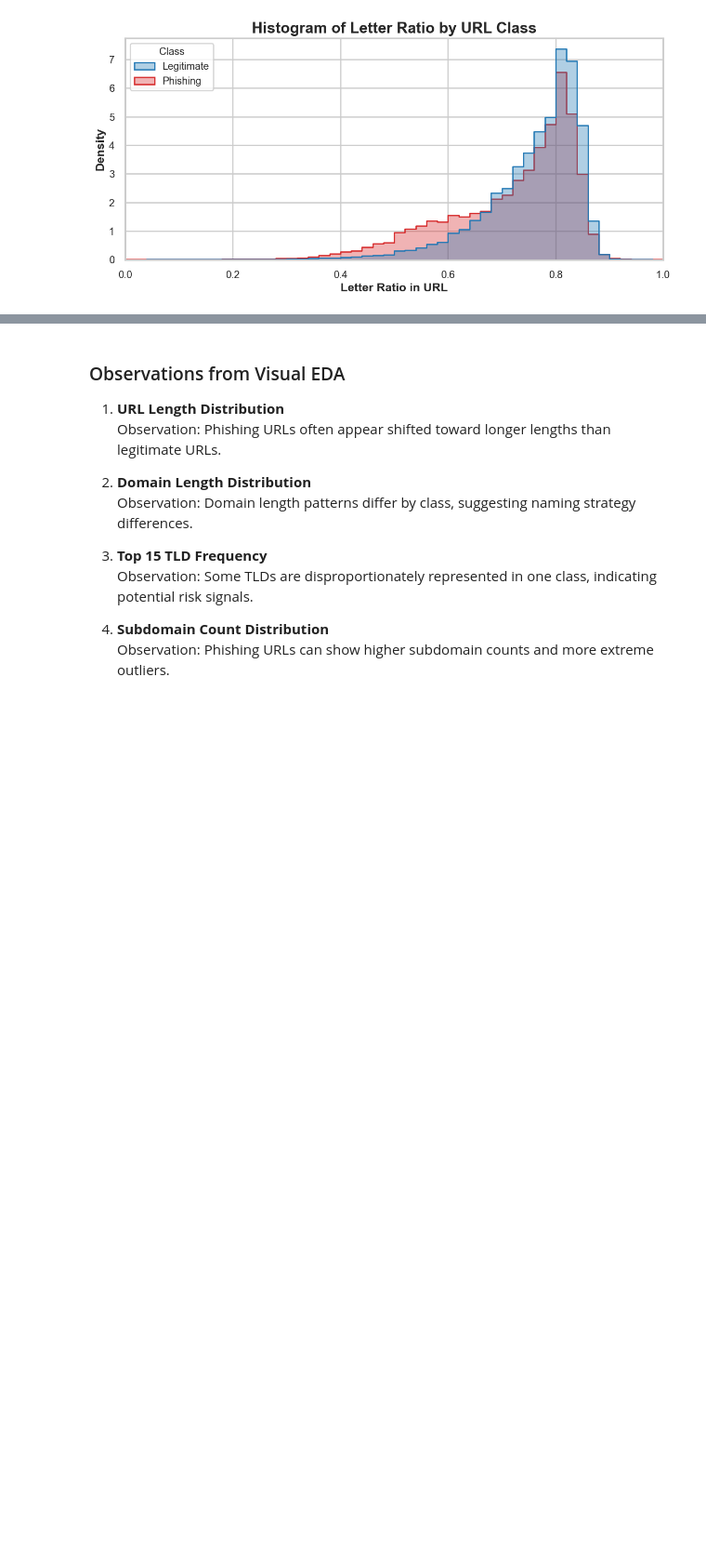
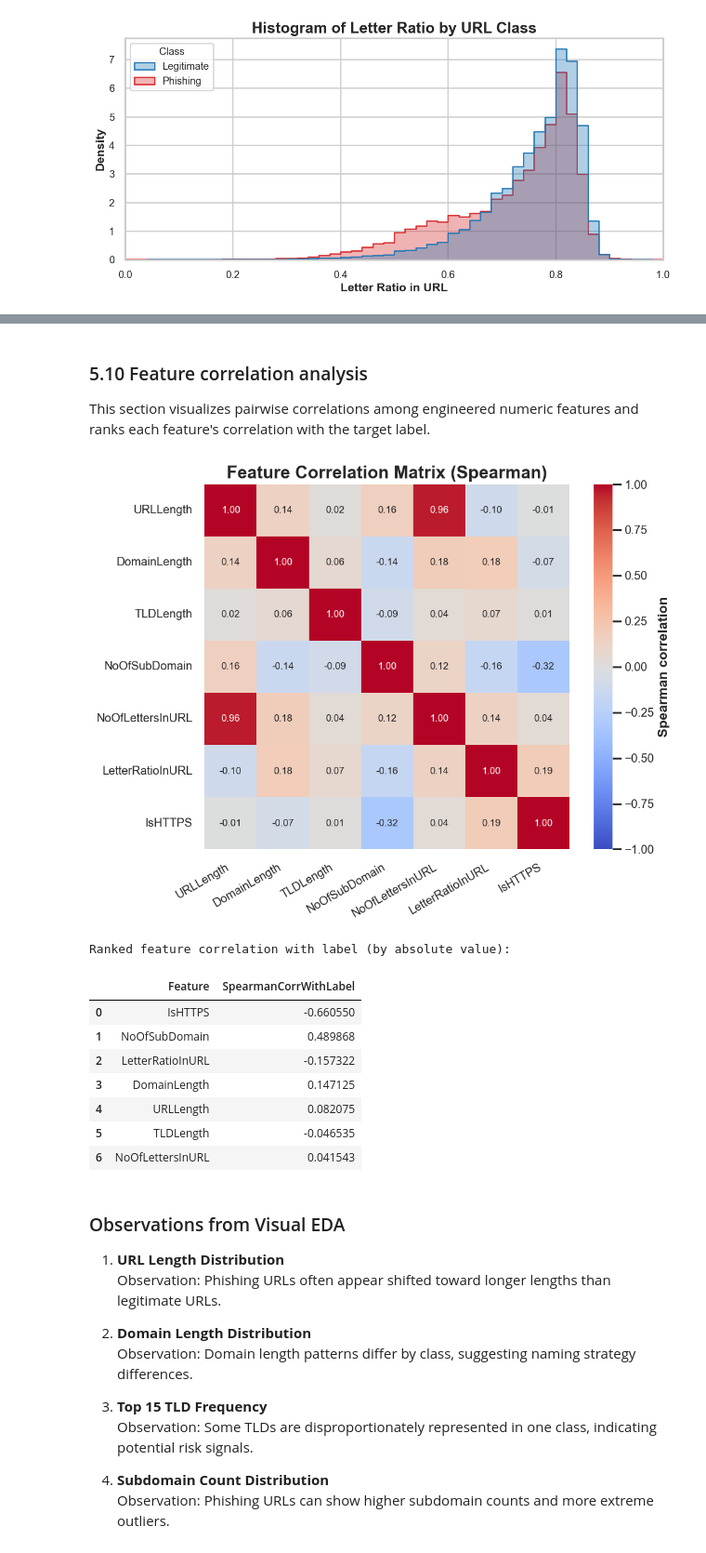
Before and after one commit to NafisNaufal/phishing-url-detection, a Jupyter notebook: eda.ipynb, the cells around one changed output, grey strips where cells are left out. Shown at 93% size. Saved outputs shown, nothing was run; the diff lists cells and outputs as text; code cells hidden in the pictures; blank space fills up the shorter version.

```diff
--- a/eda.ipynb
+++ b/eda.ipynb
@@ -664,3 +876,71 @@ plt.show()
+# %% [markdown]
+### 5.10 Feature correlation analysis
+
+This section visualizes pairwise correlations among engineered numeric features and ranks each feature's correlation with the target label.
+# %%
+# Correlation heatmap (Spearman) for engineered numeric features
+corr_df = plot_df.copy()
+
+if "TLDLength" not in corr_df.columns and "tld" in corr_df.columns:
+    corr_df["TLDLength"] = corr_df["tld"].astype(str).str.len()
+
+feature_cols = [
+    "URLLength",
+    "DomainLength",
+    "TLDLength",
+    "NoOfSubDomain",
+    "NoOfLettersInURL",
+    "LetterRatioInURL",
+    "IsHTTPS",
+]
+
+corr_input = corr_df[feature_cols].apply(pd.to_numeric, errors="coerce")
+corr_matrix = corr_input.corr(method="spearman")
+
+fig, ax = plt.subplots(figsize=(9, 7))
+sns.heatmap(
+    corr_matrix,
+    annot=True,
+    fmt=".2f",
+    cmap="coolwarm",
+    center=0,
+    vmin=-1,
+    vmax=1,
+    square=True,
+    cbar_kws={"label": "Spearman correlation"},
+    ax=ax,
+    annot_kws={"size": 10},
+)
+ax.set_title("Feature Correlation Matrix (Spearman)")
+plt.xticks(rotation=30, ha="right")
+plt.yticks(rotation=0)
+plt.tight_layout()
+plt.show()
+
+label_corr = (
+    corr_df[feature_cols + ["label"]]
+    .apply(pd.to_numeric, errors="coerce")
+    .corr(method="spearman")["label"]
+    .drop("label")
+    .sort_values(key=lambda s: s.abs(), ascending=False)
+    .rename("SpearmanCorrWithLabel")
+    .reset_index()
+    .rename(columns={"index": "Feature"})
+)
+
+print("\nRanked feature correlation with label (by absolute value):")
+display(label_corr)
+# %% [output]
+[figure, added]
+Ranked feature correlation with label (by absolute value):
+|  | Feature | SpearmanCorrWithLabel |
+| 0 | IsHTTPS | -0.660550 |
+| 1 | NoOfSubDomain | 0.489868 |
+| 2 | LetterRatioInURL | -0.157322 |
+| 3 | DomainLength | 0.147125 |
+| 4 | URLLength | 0.082075 |
+| 5 | TLDLength | -0.046535 |
+| 6 | NoOfLettersInURL | 0.041543 |
 # %% [markdown]
 ### Observations from Visual EDA
 
```
Also changed, not shown: parts of 5 cells of this notebook, 1 other file.
